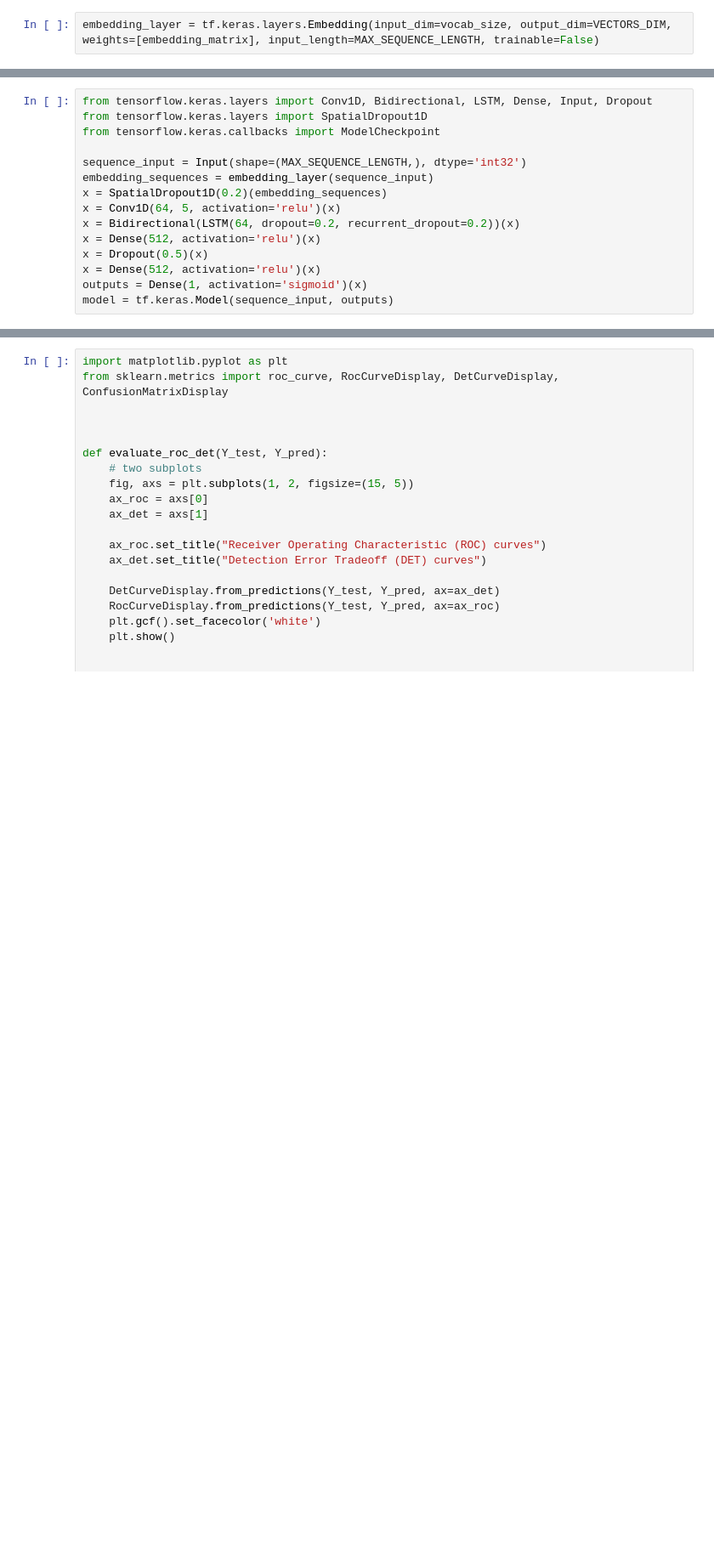
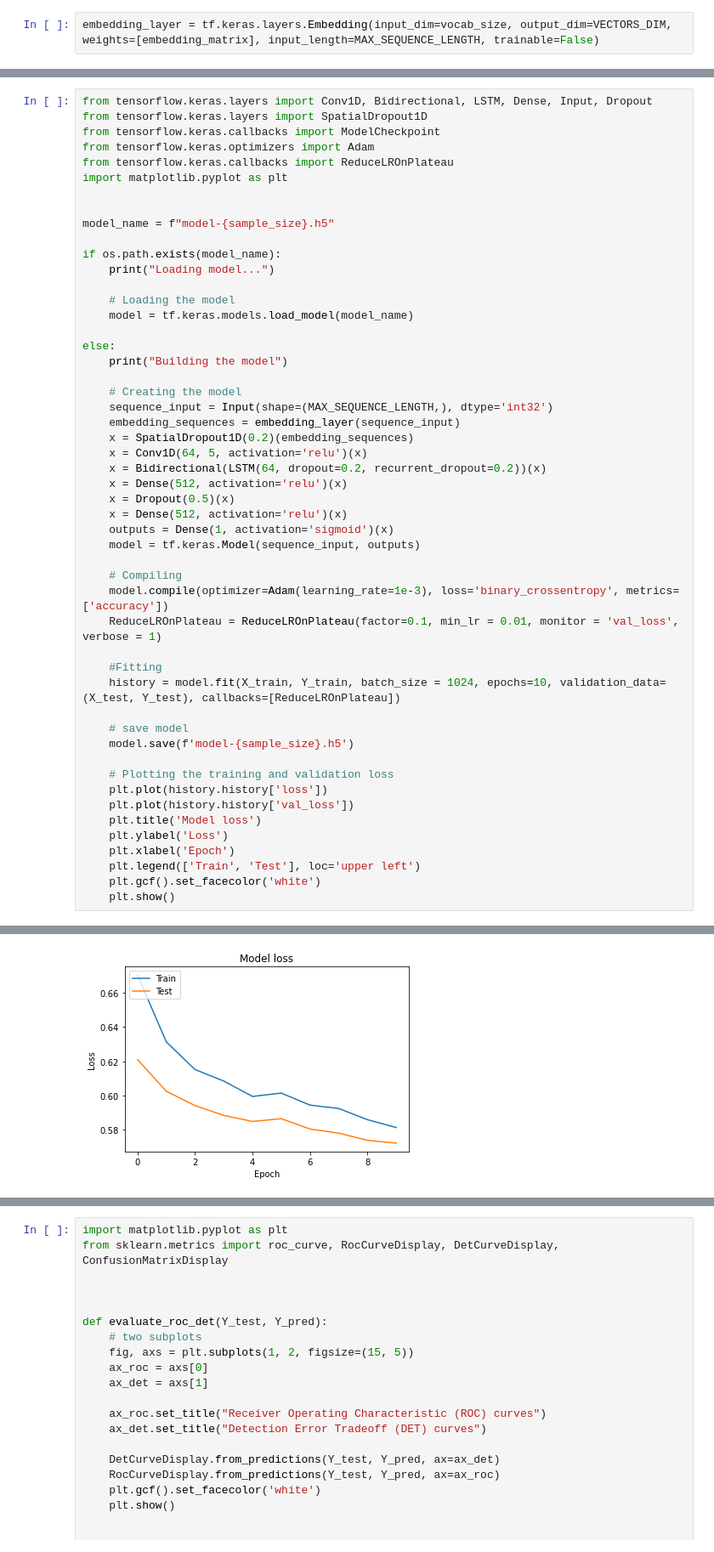
Before and after one commit to Hkllopp/D-tectez-les-Bad-Buzz-gr-ce-au-Deep-Learning, a Jupyter notebook: modeleAvance.ipynb, the cells around one changed output, grey strips where cells are left out. Shown at 85% size. Cells and saved outputs as stored; diff of their text form; blank space fills up the shorter version.

```diff
--- a/modeleAvance.ipynb
+++ b/modeleAvance.ipynb
@@ -210,15 +204,51 @@ Num CPUs Available:  1
 from tensorflow.keras.layers import Conv1D, Bidirectional, LSTM, Dense, Input, Dropout
 from tensorflow.keras.layers import SpatialDropout1D
 from tensorflow.keras.callbacks import ModelCheckpoint
+from tensorflow.keras.optimizers import Adam
+from tensorflow.keras.callbacks import ReduceLROnPlateau
+import matplotlib.pyplot as plt
 
-sequence_input = Input(shape=(MAX_SEQUENCE_LENGTH,), dtype='int32')
-embedding_sequences = embedding_layer(sequence_input)
-x = SpatialDropout1D(0.2)(embedding_sequences)
-x = Conv1D(64, 5, activation='relu')(x)
-x = Bidirectional(LSTM(64, dropout=0.2, recurrent_dropout=0.2))(x)
-x = Dense(512, activation='relu')(x)
-x = Dropout(0.5)(x)
-x = Dense(512, activation='relu')(x)
-outputs = Dense(1, activation='sigmoid')(x)
-model = tf.keras.Model(sequence_input, outputs)
+
+model_name = f"model-{sample_size}.h5"
+
+if os.path.exists(model_name):
+    print("Loading model...")
+
+    # Loading the model
+    model = tf.keras.models.load_model(model_name)
+
+else:
+    print("Building the model")
+
+    # Creating the model
+    sequence_input = Input(shape=(MAX_SEQUENCE_LENGTH,), dtype='int32')
+    embedding_sequences = embedding_layer(sequence_input)
+    x = SpatialDropout1D(0.2)(embedding_sequences)
+    x = Conv1D(64, 5, activation='relu')(x)
+    x = Bidirectional(LSTM(64, dropout=0.2, recurrent_dropout=0.2))(x)
+    x = Dense(512, activation='relu')(x)
+    x = Dropout(0.5)(x)
+    x = Dense(512, activation='relu')(x)
+    outputs = Dense(1, activation='sigmoid')(x)
+    model = tf.keras.Model(sequence_input, outputs)
+
+    # Compiling
+    model.compile(optimizer=Adam(learning_rate=1e-3), loss='binary_crossentropy', metrics=['accuracy'])
+    ReduceLROnPlateau = ReduceLROnPlateau(factor=0.1, min_lr = 0.01, monitor = 'val_loss', verbose = 1)
+
+    #Fitting
+    history = model.fit(X_train, Y_train, batch_size = 1024, epochs=10, validation_data=(X_test, Y_test), callbacks=[ReduceLROnPlateau])
+
+    # save model
+    model.save(f'model-{sample_size}.h5')
+
+    # Plotting the training and validation loss
+    plt.plot(history.history['loss'])
+    plt.plot(history.history['val_loss'])
+    plt.title('Model loss')
+    plt.ylabel('Loss')
+    plt.xlabel('Epoch')
+    plt.legend(['Train', 'Test'], loc='upper left')
+    plt.gcf().set_facecolor('white')
+    plt.show()
 # %% [output]
@@ -227,0 +272 @@ WARNING:tensorflow:Layer lstm will not use cuDNN kernels since it doesn't meet t
+[figure, added]
```
Also changed, not shown: parts of 9 cells of this notebook, 1 other file.
